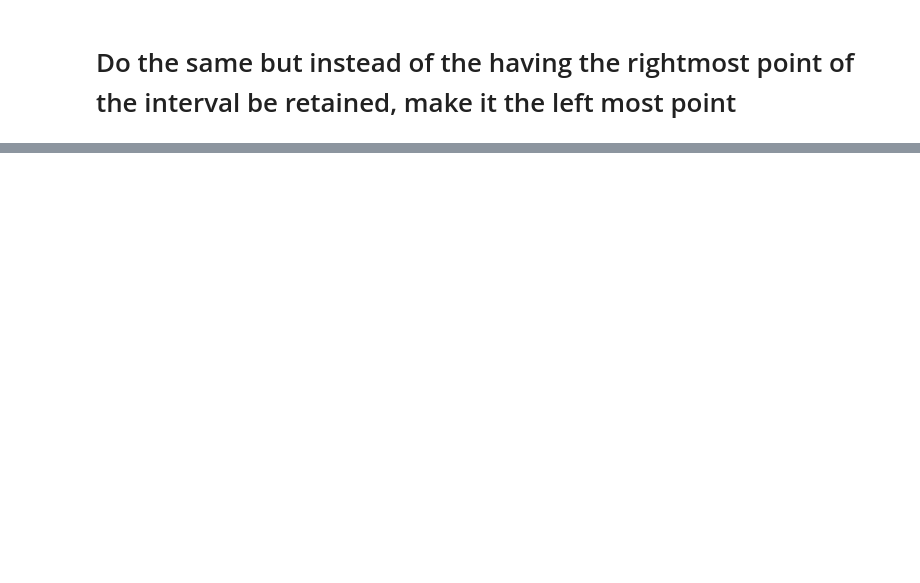
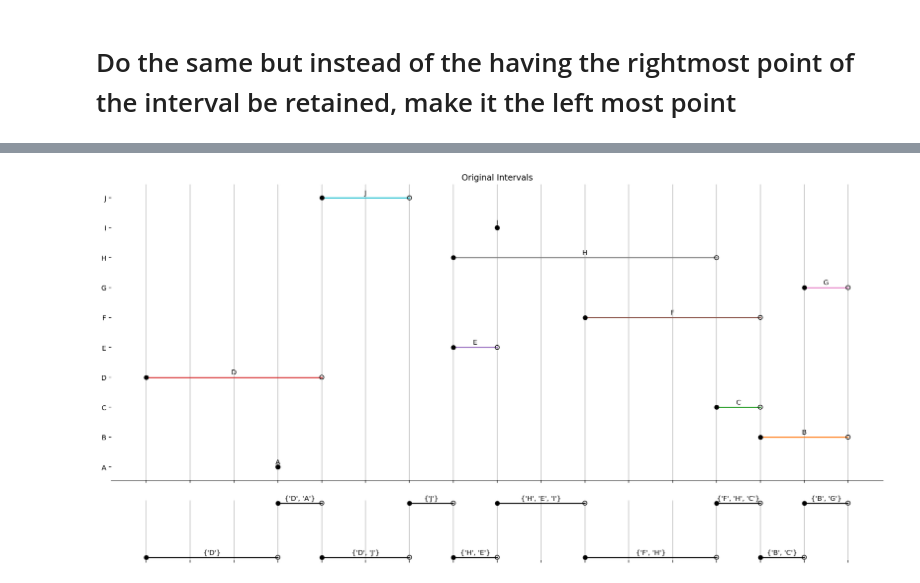
Before and after one commit to sbooeshaghi/intervals, a Jupyter notebook: notebooks/elementary_intervals.ipynb, the cells around one changed output, grey strips where cells are left out. Saved outputs shown, nothing was run; the diff lists cells and outputs as text; code cells hidden in the pictures; blank space fills up the shorter version.

```diff
--- a/notebooks/elementary_intervals.ipynb
+++ b/notebooks/elementary_intervals.ipynb
@@ -237,0 +285,17 @@ fig.show()
+# %%
+fig, ax = plt.subplots(figsize=(20,10), nrows=1)
+
+itvs = list(drev.keys())
+vals = list(drev.values())
+
+plot_itvs(intervals, [y-x for x, y in intervals], values, "Original Intervals", ax)
+
+divider = make_axes_locatable(ax)
+axInt = divider.append_axes("bottom", 1.2, pad=0.4, sharex=ax)
+
+plot_elem(itvs, [y-x for x, y in itvs], vals, axInt)
+
+
+fig.show()
+# %% [output]
+[figure, added]
```
Also changed, not shown: parts of 5 cells of this notebook.
